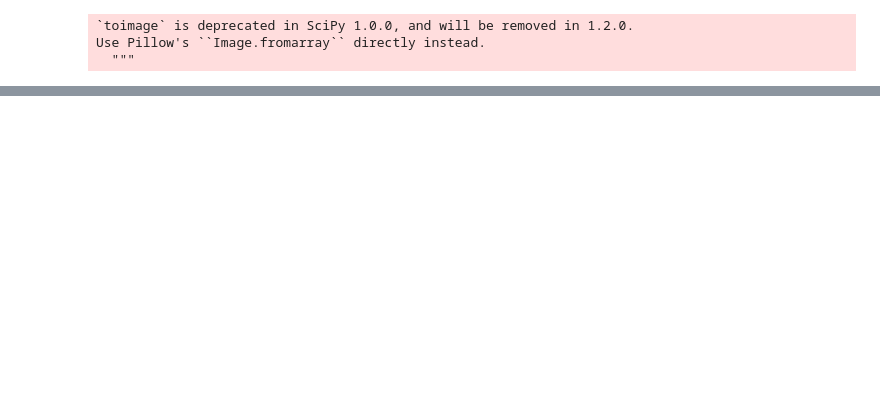
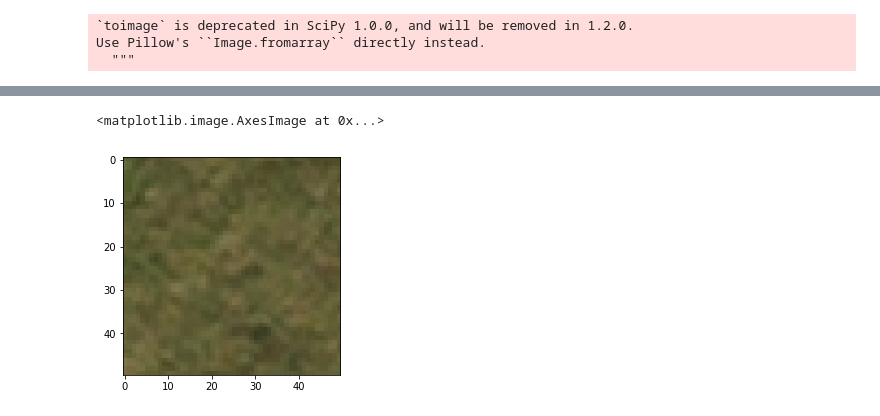
Before and after one commit to alex-schaaf/savewally, a Jupyter notebook: notebooks/01_data_wrangling.ipynb, the cells around one changed output, grey strips where cells are left out. Saved outputs shown, nothing was run; the diff lists cells and outputs as text; code cells hidden in the pictures; blank space fills up the shorter version.

```diff
--- a/notebooks/01_data_wrangling.ipynb
+++ b/notebooks/01_data_wrangling.ipynb
@@ -23,7 +31,7 @@ df.image_file.unique()
 array(['StitchMICE_ORKlh16_3_1104_CP_FINAL.tif',
        'StitchMICE_ORKlh16_4_1117_CP_FINAL.tif'], dtype=object)
 # %%
-img_fn = "StitchMICE_ORKlh16_3_1104_CP_FINAL.tif"
+img_fn = df.image_file.unique()[1]
 img_fp = "../data/" + img_fn
 # %%
 img = np.asarray(Image.open(img_fp))
@@ -102,0 +115,22 @@ np.mean()
+# %%
+grass = [9899, 9900, 9901, 9903, 9904, 9919]
+rock = [9995, 9999, 9993, 10049, 10039, 10115]
+# %%
+grass_img = []
+rock_img = []
+
+fp = "../data/patches/" + img_fn + "/negative/"
+
+for g in grass:
+    grass_img.append(plt.imread(fp + str(g) + ".png"))
+
+for r in rock:
+    rock_img.append(plt.imread(fp + str(r) + ".png"))
+
+grass_img = np.array(grass_img)
+rock_img = np.array(rock_img)
+# %%
+plt.imshow(grass_img[0,:])
+# %% [output]
+<matplotlib.image.AxesImage at 0x...>
+[figure, added]
```
Also changed, not shown: parts of 42 cells of this notebook, 2 other files.
